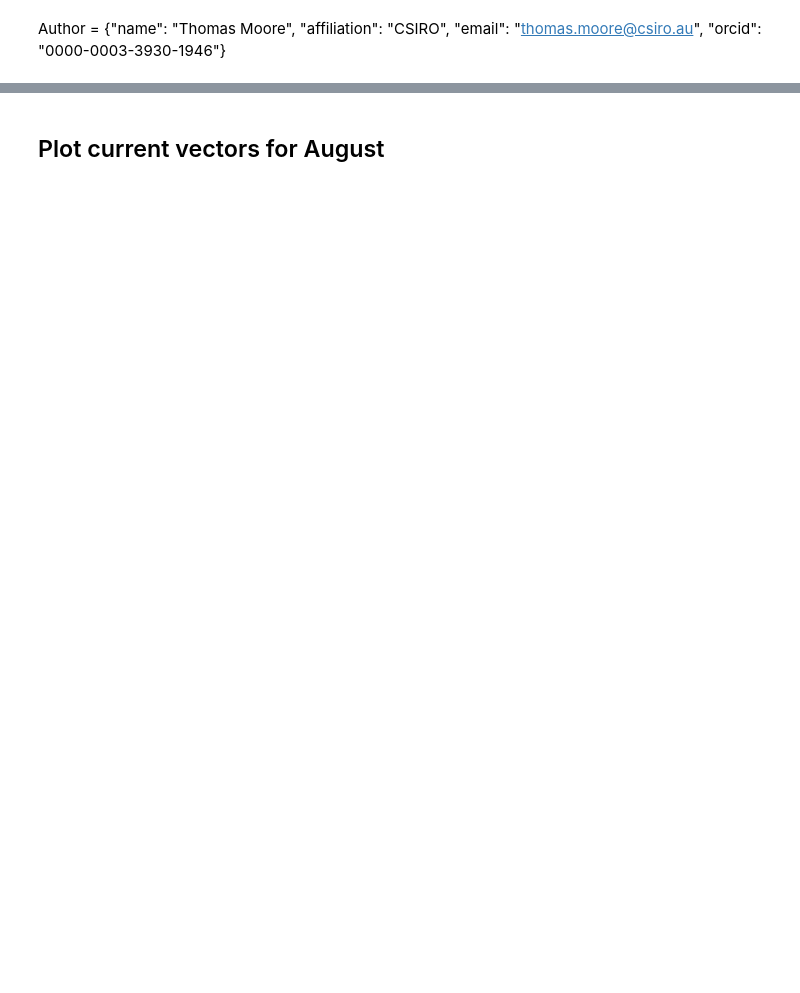
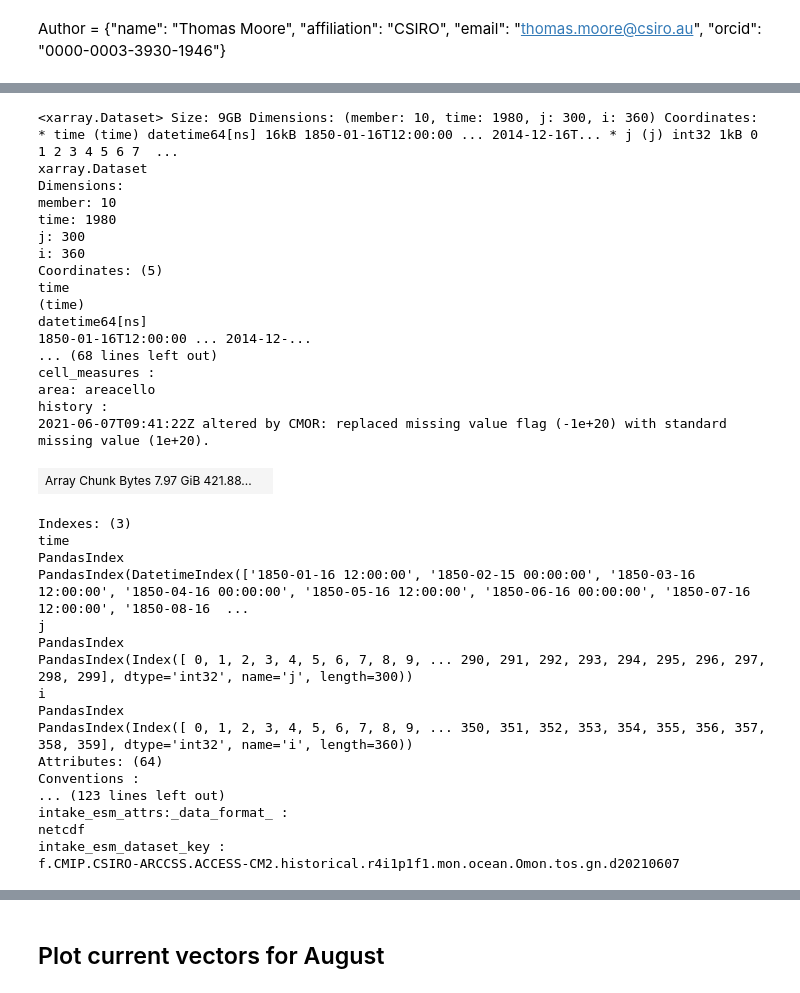
Before and after one commit to shared-climate-data-problems/CMIP-data-problems, a Jupyter notebook: notebooks/CMIP6_ARD_OHW24.ipynb, the cells around one changed output, grey strips where cells are left out. Cells and saved outputs as stored; diff of their text form; code cells hidden in the pictures; blank space fills up the shorter version.

Commit message:
progress on tutorial #6

```diff
--- a/notebooks/CMIP6_ARD_OHW24.ipynb
+++ b/notebooks/CMIP6_ARD_OHW24.ipynb
@@ -102,0 +144,6 @@ cat_subset.df['path'].values
+# %%
+%%time
+dataset_dict = my_cmip6_search.to_dataset_dict(progressbar=False)
+dataset_dict_clean = {key: ds.drop_vars(['vertices_longitude', 'vertices_latitude', 'time_bnds'], errors='ignore')
+           for key, ds in dataset_dict.items()}
+combined_ds = xr.concat(dataset_dict_clean.values(), dim='member')
@@ -102,0 +153,38 @@ cat_subset.df['path'].values
+# %%
+combined_ds
+# %% [output]
+<xarray.Dataset> Size: 9GB Dimensions: (member: 10, time: 1980, j: 300, i: 360) Coordinates: * time (time) datetime64[ns] 16kB 1850-01-16T12:00:00 ... 2014-12-16T... * j (j) int32 1kB 0 1 2 3 4 5 6 7  ...
+xarray.Dataset
+Dimensions:
+member: 10
+time: 1980
+j: 300
+i: 360
+Coordinates: (5)
+time
+(time)
+datetime64[ns]
+1850-01-16T12:00:00 ... 2014-12-...
+... (68 lines left out)
+cell_measures :
+area: areacello
+history :
+2021-06-07T09:41:22Z altered by CMOR: replaced missing value flag (-1e+20) with standard missing value (1e+20).
+| Array Chunk Bytes 7.97 GiB 421.88... |  |
+Indexes: (3)
+time
+PandasIndex
+PandasIndex(DatetimeIndex(['1850-01-16 12:00:00', '1850-02-15 00:00:00', '1850-03-16 12:00:00', '1850-04-16 00:00:00', '1850-05-16 12:00:00', '1850-06-16 00:00:00', '1850-07-16 12:00:00', '1850-08-16  ...
+j
+PandasIndex
+PandasIndex(Index([ 0, 1, 2, 3, 4, 5, 6, 7, 8, 9, ... 290, 291, 292, 293, 294, 295, 296, 297, 298, 299], dtype='int32', name='j', length=300))
+i
+PandasIndex
+PandasIndex(Index([ 0, 1, 2, 3, 4, 5, 6, 7, 8, 9, ... 350, 351, 352, 353, 354, 355, 356, 357, 358, 359], dtype='int32', name='i', length=360))
+Attributes: (64)
+Conventions :
+... (123 lines left out)
+intake_esm_attrs:_data_format_ :
+netcdf
+intake_esm_dataset_key :
+f.CMIP.CSIRO-ARCCSS.ACCESS-CM2.historical.r4i1p1f1.mon.ocean.Omon.tos.gn.d20210607
```
Also changed, not shown: parts of 45 cells of this notebook.
